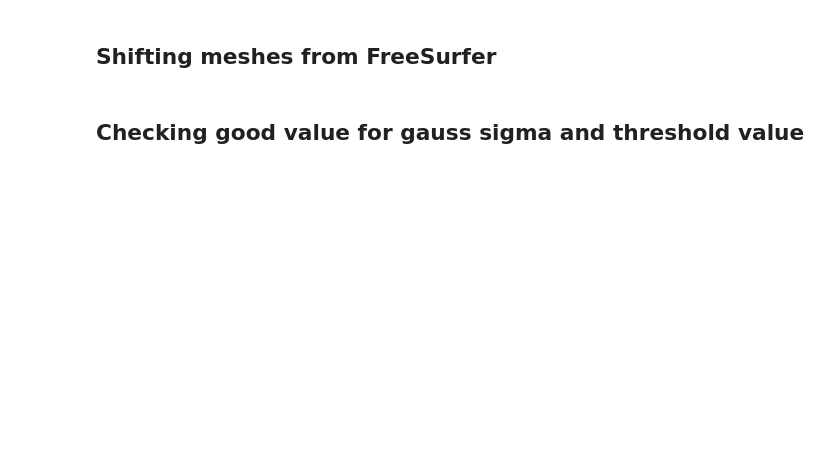
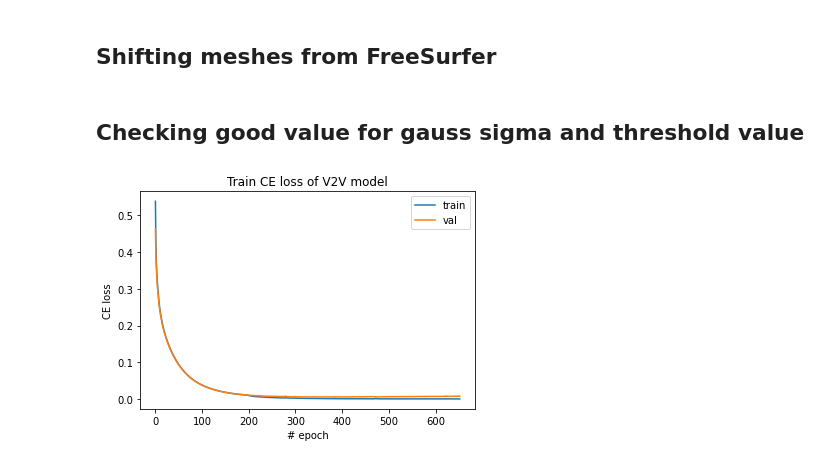
Before and after one commit to blufzzz/MeshCNN, a Jupyter notebook: brains_meshes.ipynb, the cells around one changed output. Saved outputs shown, nothing was run; the diff lists cells and outputs as text; code cells hidden in the pictures; blank space fills up the shorter version.

```diff
--- a/brains_meshes.ipynb
+++ b/brains_meshes.ipynb
@@ -527,3 +522,15 @@ for label in test_idxs:
 #     t = 0.4
 #     nifti_t = nibabel.Nifti1Image((brain_tensor > t).astype('float'), brain.affine)
 #     nibabel.save(nifti_t, f"{i}_gauss_g_{l}_t_{t}.nii.gz")
+# %%
+metrics = np.load('metric_dict_epoch.npy', allow_pickle=True).item()
+# %%
+plt.plot(metrics['train_loss'], label='train')
+plt.plot(metrics['val_loss'], label='val')
+plt.title('Train CE loss of V2V model')
+plt.xlabel('# epoch')
+plt.ylabel('CE loss')
+plt.legend()
+plt.show()
+# %% [output]
+[figure, added]
```
Also changed, not shown: parts of 26 cells of this notebook, 15 other files.
